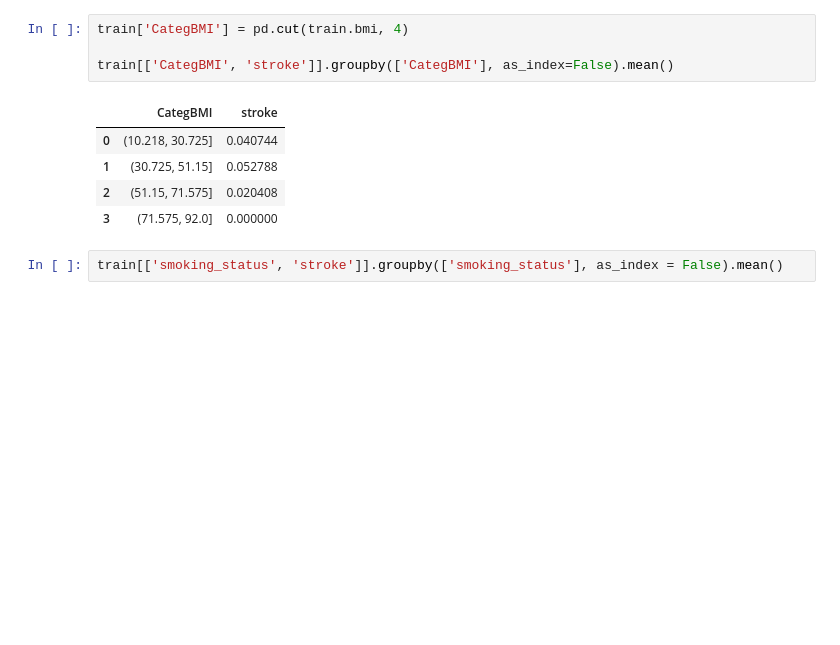
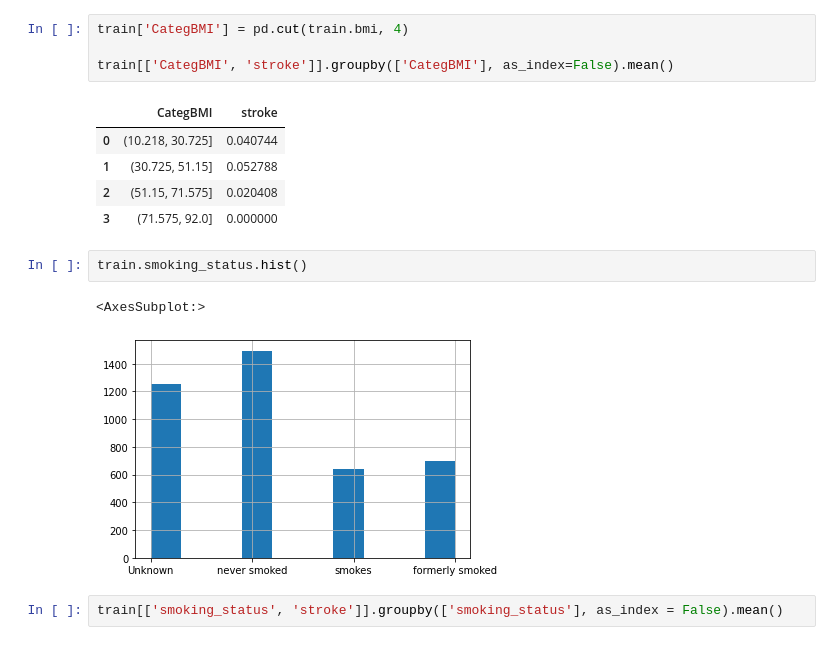
Before and after one commit to MykhaiIo/heart-attention, a Jupyter notebook: data/feature_engineering.ipynb, the cells around one changed output. Drawn from its saved outputs; the diff is of its cells as text; blank space fills up the shorter version.

```diff
--- a/data/feature_engineering.ipynb
+++ b/data/feature_engineering.ipynb
@@ -141,6 +142,11 @@ train[['CategBMI', 'stroke']].groupby(['CategBMI'], as_index=False).mean()
 | 1 | (30.725, 51.15] | 0.052788 |
 | 2 | (51.15, 71.575] | 0.020408 |
 | 3 | (71.575, 92.0] | 0.000000 |
+# %%
+train.smoking_status.hist()
+# %% [output]
+<AxesSubplot:>
+[figure, added]
 # %%
 train[['smoking_status', 'stroke']].groupby(['smoking_status'], as_index = False).mean()
 # %% [output]
```
Also changed, not shown: parts of 7 cells of this notebook, 5 other files.
